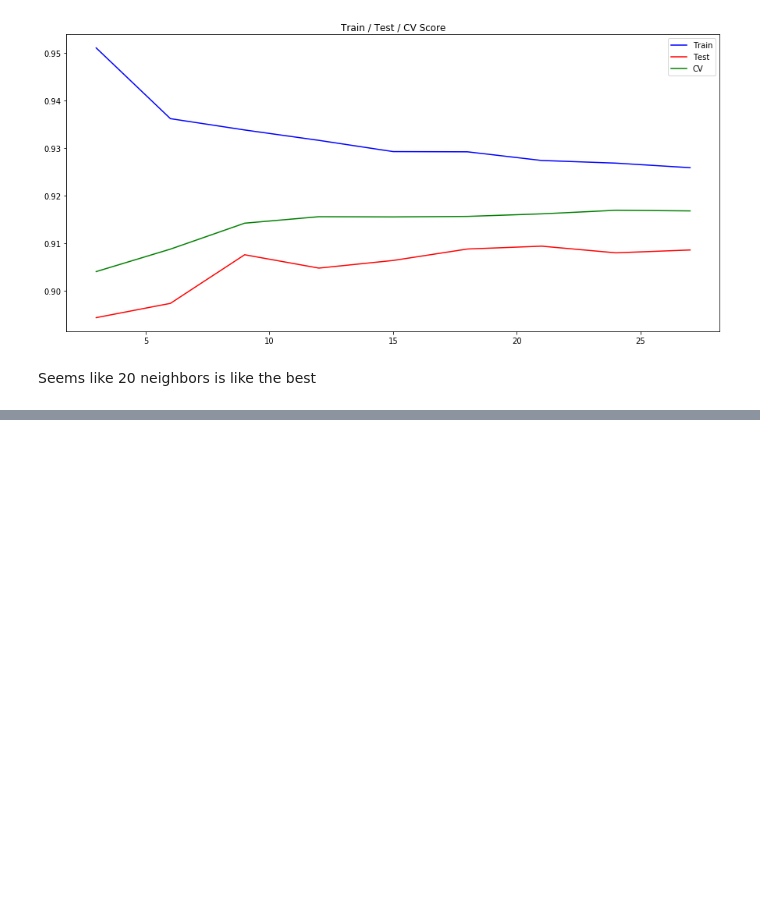
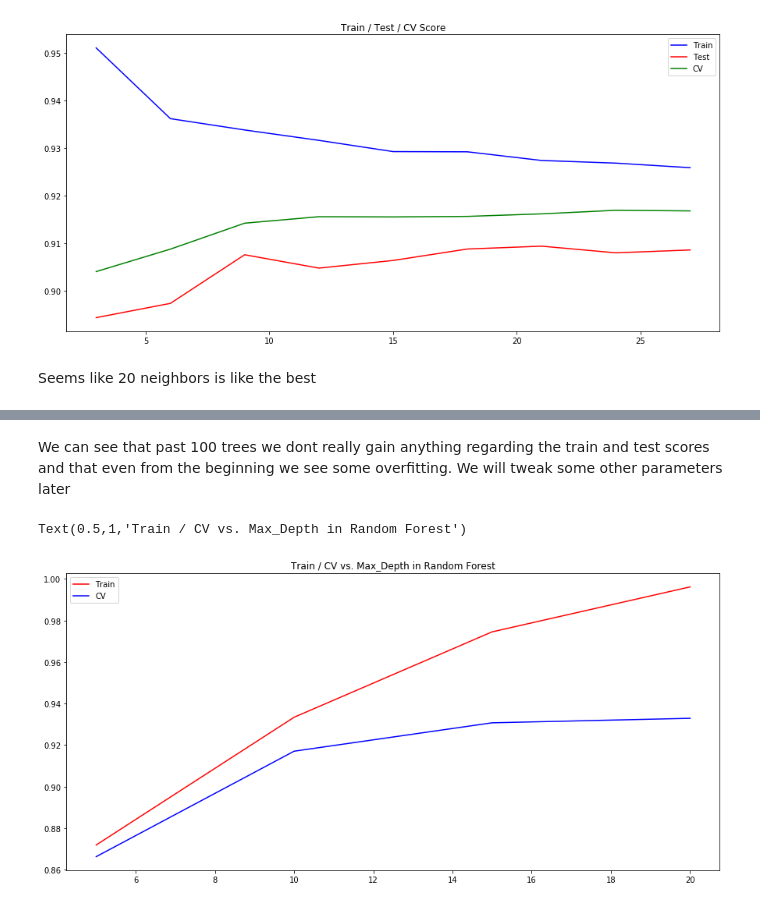
Before and after one commit to daguito81/Machine-Learning-Examples, a Jupyter notebook: Classification Example.ipynb, the cells around one changed output, grey strips where cells are left out. Drawn from its saved outputs; the diff is of its cells as text; code cells hidden in the pictures; blank space fills up the shorter version.

```diff
--- a/Classification Example.ipynb
+++ b/Classification Example.ipynb
@@ -194,0 +314,21 @@ Seems like 20 neighbors is like the best
+# %% [markdown]
+We can see that past 100 trees we dont really gain anything regarding the train and test scores and that even from the beginning we see some overfitting. We will tweak some other parameters later
+# %%
+depths = [5, 10, 15, 20]
+train_score = []
+cv_score = []
+
+for depth in depths:
+    model = RandomForestClassifier(n_estimators=80, max_depth=depth)
+    model.fit(X_train, y_train)
+    train_score.append(model.score(X_train, y_train))
+    cv_score.append(cross_val_score(model, X_train, y_train, cv=3, n_jobs=-1).mean())
+
+plt.subplots(figsize=(15,7))
+plt.plot(depths, train_score, color='red', label='Train')
+plt.plot(depths, cv_score, color='blue', label='CV')
+plt.legend()
+plt.title("Train / CV vs. Max_Depth in Random Forest")
+# %% [output]
+Text(0.5,1,'Train / CV vs. Max_Depth in Random Forest')
+[figure, added]
```
Also changed, not shown: parts of 34 cells of this notebook.
